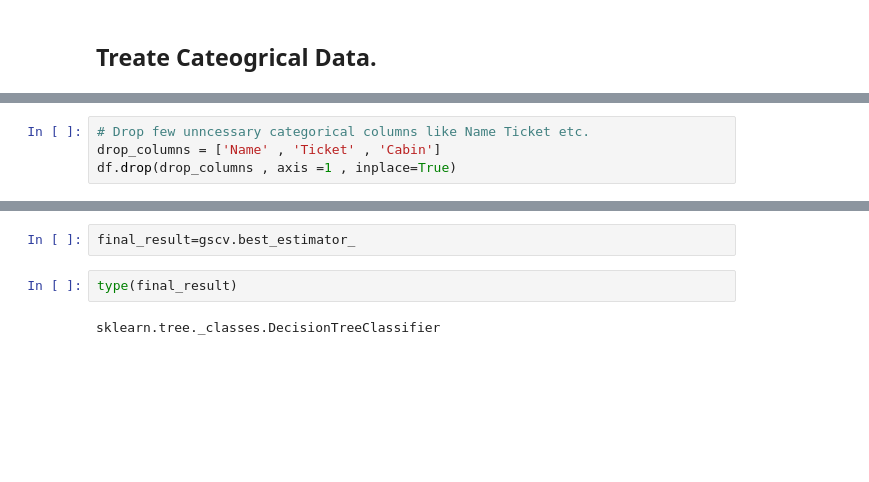
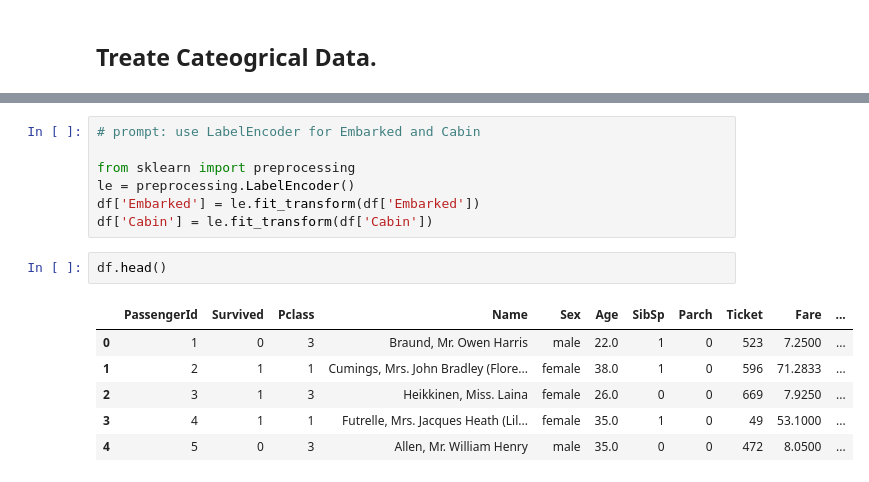
Before and after one commit to mkesarids/ml, a Jupyter notebook: categorical_features_encoding.ipynb, the cells around one changed output, grey strips where cells are left out. Drawn from its saved outputs; the diff is of its cells as text; blank space fills up the shorter version.

```diff
--- a/categorical_features_encoding.ipynb
+++ b/categorical_features_encoding.ipynb
@@ -103,4 +112,0 @@ df_encoded.shape
-# %%
-# Drop few unncessary categorical columns like Name Ticket etc.
-drop_columns = ['Name' , 'Ticket' , 'Cabin']
-df.drop(drop_columns , axis =1 , inplace=True)
@@ -166,6 +113,16 @@ gscv.cv_results_
-# %%
-final_result=gscv.best_estimator_
-# %%
-type(final_result)
-# %% [output]
-sklearn.tree._classes.DecisionTreeClassifier
+# %%
+# prompt: use LabelEncoder for Embarked and Cabin
+
+from sklearn import preprocessing
+le = preprocessing.LabelEncoder()
+df['Embarked'] = le.fit_transform(df['Embarked'])
+df['Cabin'] = le.fit_transform(df['Cabin'])
+# %%
+df.head()
+# %% [output]
+|  | PassengerId | Survived | Pclass | Name | Sex | Age | SibSp | Parch | Ticket | Fare | ... |
+| 0 | 1 | 0 | 3 | Braund, Mr. Owen Harris | male | 22.0 | 1 | 0 | 523 | 7.2500 | ... |
+| 1 | 2 | 1 | 1 | Cumings, Mrs. John Bradley (Flore... | female | 38.0 | 1 | 0 | 596 | 71.2833 | ... |
+| 2 | 3 | 1 | 3 | Heikkinen, Miss. Laina | female | 26.0 | 0 | 0 | 669 | 7.9250 | ... |
+| 3 | 4 | 1 | 1 | Futrelle, Mrs. Jacques Heath (Lil... | female | 35.0 | 1 | 0 | 49 | 53.1000 | ... |
+| 4 | 5 | 0 | 3 | Allen, Mr. William Henry | male | 35.0 | 0 | 0 | 472 | 8.0500 | ... |
```
Also changed, not shown: parts of 13 cells of this notebook.
